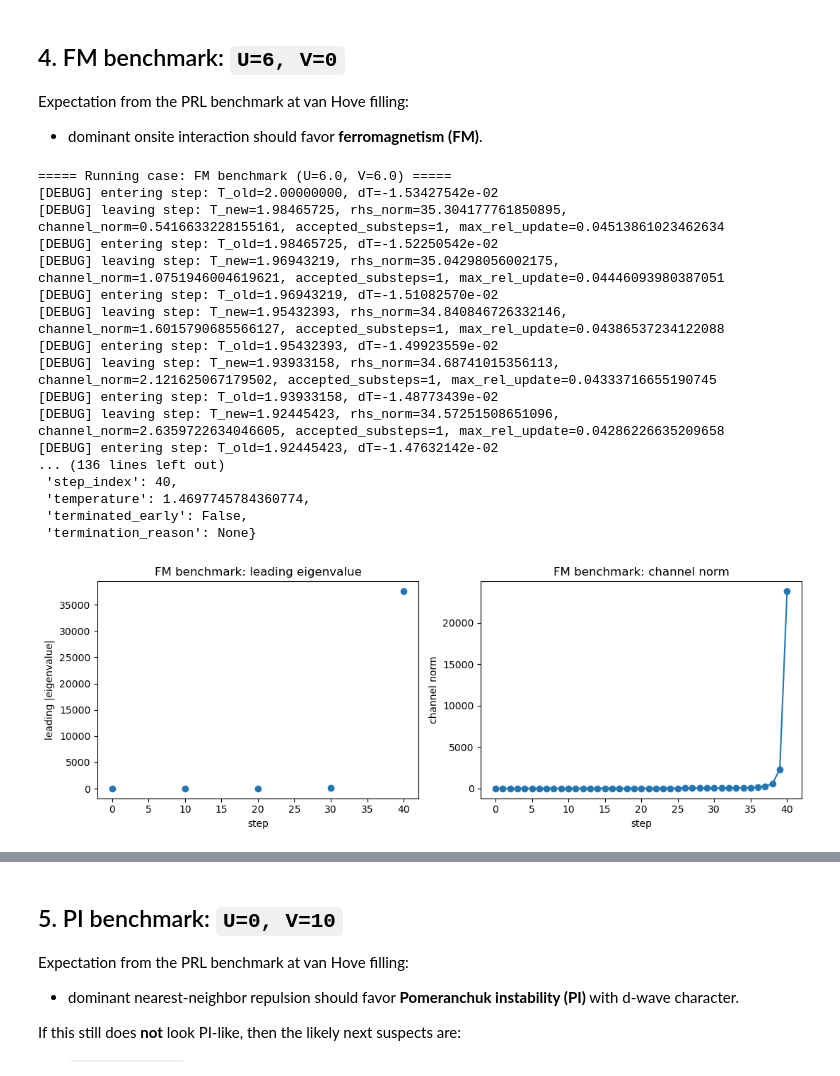
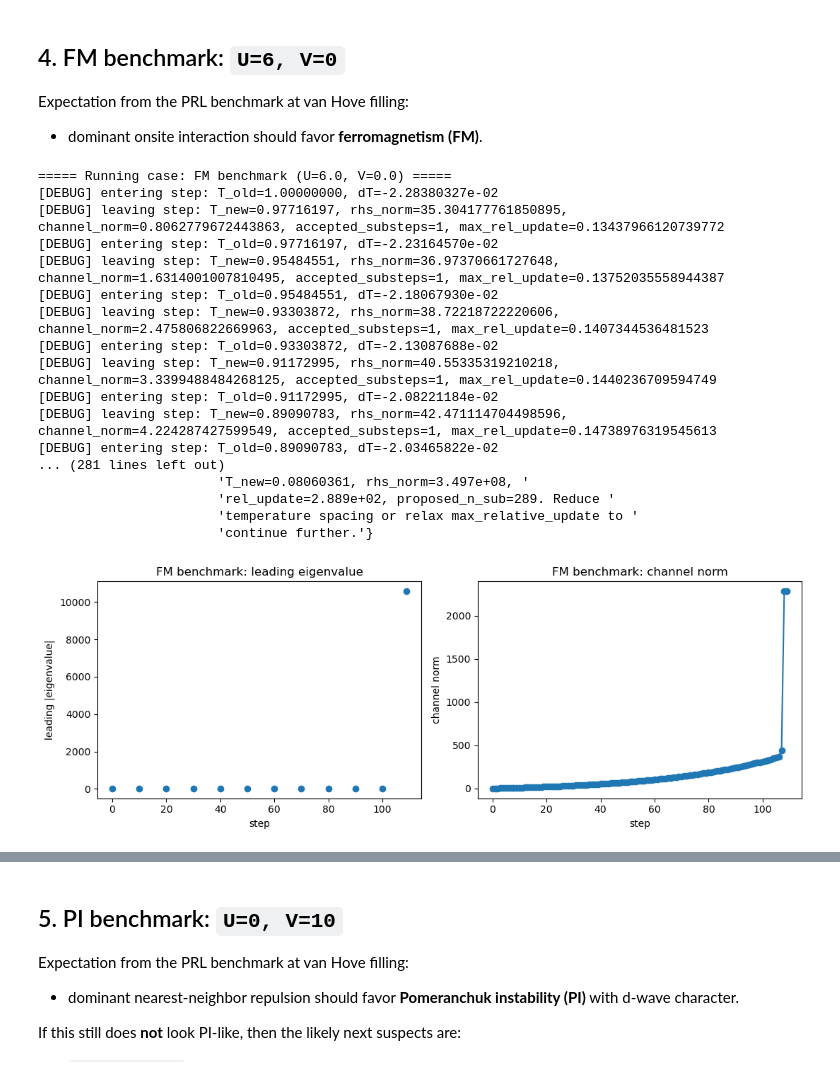
Before and after one commit to Mio826/functional-RG-Kagome-, a Jupyter notebook: kagome_frg_pipeline_handsetpatch.ipynb, the cells around one changed output, grey strips where cells are left out. Saved outputs shown, nothing was run; the diff lists cells and outputs as text; code cells hidden in the pictures.

```diff
--- a/kagome_frg_pipeline_handsetpatch.ipynb
+++ b/kagome_frg_pipeline_handsetpatch.ipynb
@@ -68,8 +68,8 @@ LOCAL_BAND_INDEX = 1   # dispersive band crossing mu=0
 
 # ---------- flow ----------
 FLOW_KWARGS = dict(
-    T_start=2,
-    T_stop=0.2,
+    T_start=1,
+    T_stop=0.001,
     n_steps=300,
     nfreq=10,
     diagnose_every=10,
@@ -362,26 +362,26 @@ Expectation from the PRL benchmark at van Hove filling:
 - dominant onsite interaction should favor **ferromagnetism (FM)**.
 # %%
 
-fm_result = run_case("FM benchmark", U=6.0, V=6.0, flow_kwargs=FLOW_KWARGS)
+fm_result = run_case("FM benchmark", U=6.0, V=.0, flow_kwargs=FLOW_KWARGS)
 # %% [output]
-===== Running case: FM benchmark (U=6.0, V=6.0) =====
-[DEBUG] entering step: T_old=2.00000000, dT=-1.53427542e-02
-[DEBUG] leaving step: T_new=1.98465725, rhs_norm=35.304177761850895, channel_norm=0.5416633228155161, accepted_substeps=1, max_rel_update=0.04513861023462634
-[DEBUG] entering step: T_old=1.98465725, dT=-1.52250542e-02
-[DEBUG] leaving step: T_new=1.96943219, rhs_norm=35.04298056002175, channel_norm=1.0751946004619621, accepted_substeps=1, max_rel_update=0.04446093980387051
-[DEBUG] entering step: T_old=1.96943219, dT=-1.51082570e-02
-[DEBUG] leaving step: T_new=1.95432393, rhs_norm=34.840846726332146, channel_norm=1.6015790685566127, accepted_substeps=1, max_rel_update=0.04386537234122088
-[DEBUG] entering step: T_old=1.95432393, dT=-1.49923559e-02
-[DEBUG] leaving step: T_new=1.93933158, rhs_norm=34.68741015356113, channel_norm=2.121625067179502, accepted_substeps=1, max_rel_update=0.04333716655190745
-[DEBUG] entering step: T_old=1.93933158, dT=-1.48773439e-02
-[DEBUG] leaving step: T_new=1.92445423, rhs_norm=34.57251508651096, channel_norm=2.6359722634046605, accepted_substeps=1, max_rel_update=0.04286226635209658
-[DEBUG] entering step: T_old=1.92445423, dT=-1.47632142e-02
-... (136 lines left out)
- 'step_index': 40,
- 'temperature': 1.4697745784360774,
- 'terminated_early': False,
- 'termination_reason': None}
+===== Running case: FM benchmark (U=6.0, V=0.0) =====
+[DEBUG] entering step: T_old=1.00000000, dT=-2.28380327e-02
+[DEBUG] leaving step: T_new=0.97716197, rhs_norm=35.304177761850895, channel_norm=0.8062779672443863, accepted_substeps=1, max_rel_update=0.13437966120739772
+[DEBUG] entering step: T_old=0.97716197, dT=-2.23164570e-02
+[DEBUG] leaving step: T_new=0.95484551, rhs_norm=36.97370661727648, channel_norm=1.6314001007810495, accepted_substeps=1, max_rel_update=0.13752035558944387
+[DEBUG] entering step: T_old=0.95484551, dT=-2.18067930e-02
+[DEBUG] leaving step: T_new=0.93303872, rhs_norm=38.72218722220606, channel_norm=2.475806822669963, accepted_substeps=1, max_rel_update=0.1407344536481523
+[DEBUG] entering step: T_old=0.93303872, dT=-2.13087688e-02
+[DEBUG] leaving step: T_new=0.91172995, rhs_norm=40.55335319210218, channel_norm=3.3399488484268125, accepted_substeps=1, max_rel_update=0.1440236709594749
+[DEBUG] entering step: T_old=0.91172995, dT=-2.08221184e-02
+[DEBUG] leaving step: T_new=0.89090783, rhs_norm=42.471114704498596, channel_norm=4.224287427599549, accepted_substeps=1, max_rel_update=0.14738976319545613
+[DEBUG] entering step: T_old=0.89090783, dT=-2.03465822e-02
+... (281 lines left out)
+                       'T_new=0.08060361, rhs_norm=3.497e+08, '
+                       'rel_update=2.889e+02, proposed_n_sub=289. Reduce '
+                       'temperature spacing or relax max_relative_update to '
+                       'continue further.'}
-[figure, old version]
+[figure, new version]
 # %%
 # 你现在 flow_kwargs 里已经有 diagnosis_Qs
 Qs_to_check = FLOW_KWARGS["diagnosis_Qs"] + 5*np.array([np.pi, np.pi/np.sqrt(3)]) +np.array([0,2*np.pi/np.sqrt(3)])
```
Also changed, not shown: parts of 3 cells of this notebook, 3 other files.
